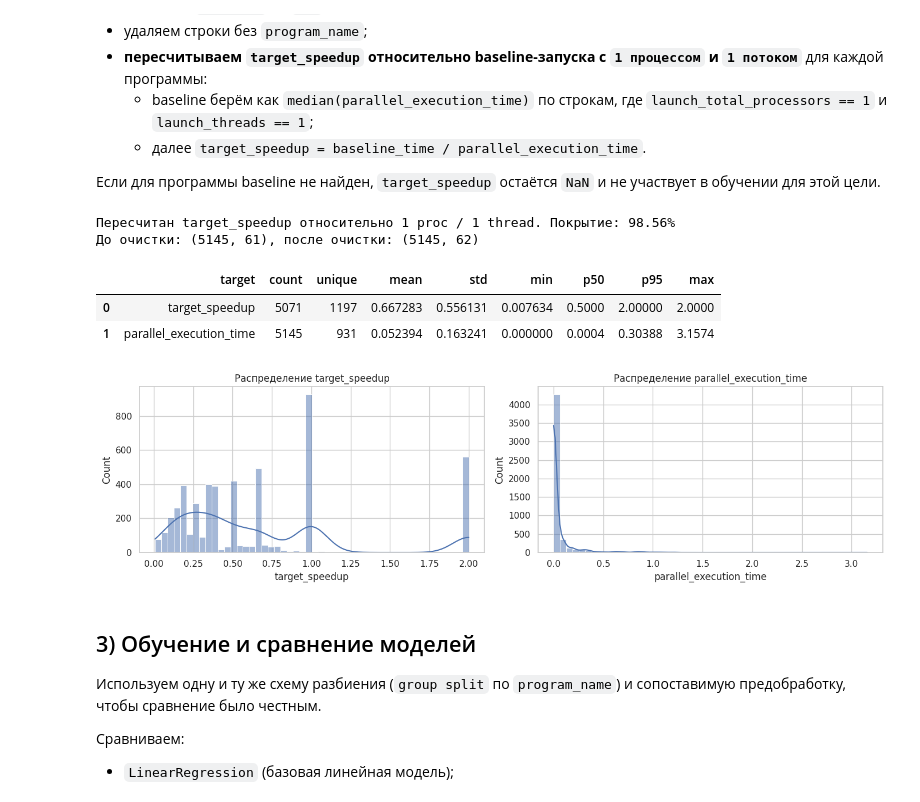
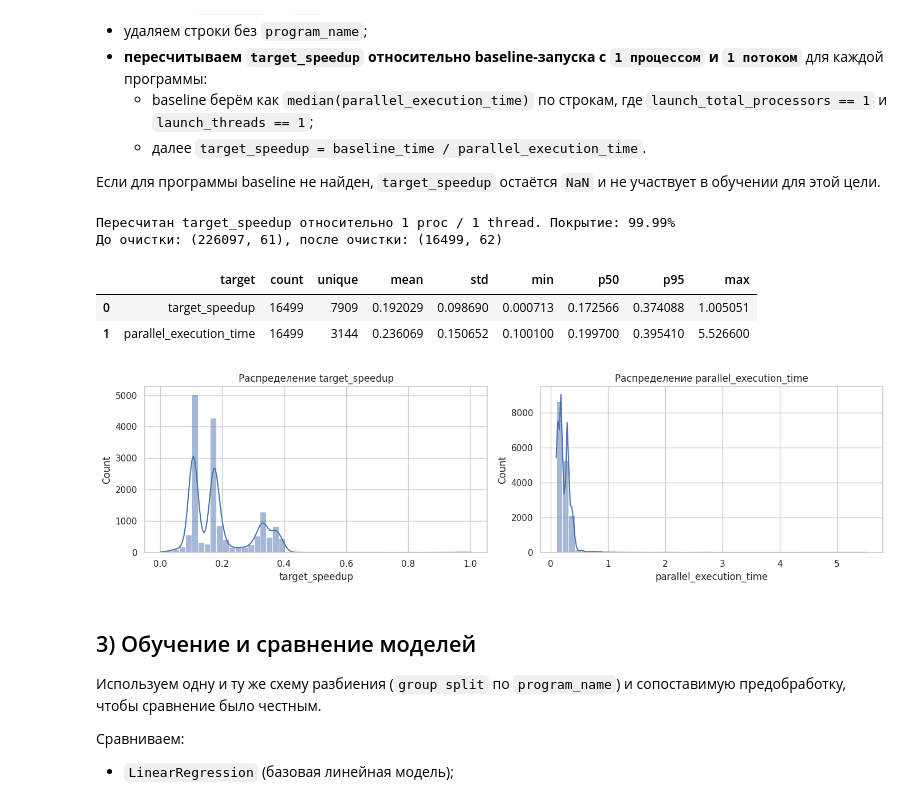
Before and after one commit to blinlol/dvm-crystal, a Jupyter notebook: models.ipynb, the cells around one changed output. Drawn from its saved outputs; the diff is of its cells as text; code cells hidden in the pictures.

```diff
--- a/models.ipynb
+++ b/models.ipynb
@@ -191,6 +191,7 @@ def build_preprocessor(X: pd.DataFrame) -> ColumnTransformer:
     ])
     categorical_pipe = Pipeline([
         ("imputer", SimpleImputer(strategy="most_frequent")),
+        ("stringify", FunctionTransformer(lambda x: x.astype(str))),
         ("onehot", OneHotEncoder(handle_unknown="ignore")),
     ])
 
@@ -209,6 +210,7 @@ def build_tree_preprocessor(X: pd.DataFrame) -> ColumnTransformer:
     ])
     categorical_pipe = Pipeline([
         ("imputer", SimpleImputer(strategy="most_frequent")),
+        ("stringify", FunctionTransformer(lambda x: x.astype(str))),
         ("onehot", OneHotEncoder(handle_unknown="ignore", sparse_output=False)),
     ])
 
@@ -333,42 +335,46 @@ def run_experiment_for_target(
 
     return results, fitted_models, split_info
 
+def filter_fast_programs(df: pd.DataFrame) -> pd.DataFrame:
+    df = df.copy()
+    return df.loc[df["parallel_execution_time"] > 0.1]
 
 df_clean = clean_dataframe(df_raw)
 df_clean = recompute_target_speedup(df_clean)
+df_clean = filter_fast_programs(df_clean)
 print(f"До очистки: {df_raw.shape}, после очистки: {df_clean.shape}")
 
 target_summary = []
 for target in TARGETS:
     series = df_clean[target].dropna()
     target_summary.append({
         "target": target,
         "count": int(series.shape[0]),
         "unique": int(series.nunique()),
         "mean": float(series.mean()) if len(series) else np.nan,
         "std": float(series.std()) if len(series) else np.nan,
         "min": float(series.min()) if len(series) else np.nan,
         "p50": float(series.quantile(0.5)) if len(series) else np.nan,
         "p95": float(series.quantile(0.95)) if len(series) else np.nan,
         "max": float(series.max()) if len(series) else np.nan,
     })
 
 display(pd.DataFrame(target_summary))
 
 fig, axes = plt.subplots(1, 2, figsize=(14, 4))
 for ax, target in zip(axes, TARGETS):
     if target in df_clean.columns:
         sns.histplot(df_clean[target].dropna(), bins=50, ax=ax, kde=True)
         ax.set_title(f"Распределение {target}")
 plt.tight_layout()
 plt.show()
 # %% [output]
-Пересчитан target_speedup относительно 1 proc / 1 thread. Покрытие: 98.56%
-До очистки: (5145, 61), после очистки: (5145, 62)
+Пересчитан target_speedup относительно 1 proc / 1 thread. Покрытие: 99.99%
+До очистки: (226097, 61), после очистки: (16499, 62)
 |  | target | count | unique | mean | std | min | p50 | p95 | max |
-| 0 | target_speedup | 5071 | 1197 | 0.667283 | 0.556131 | 0.007634 | 0.5000 | 2.00000 | 2.0000 |
-| 1 | parallel_execution_time | 5145 | 931 | 0.052394 | 0.163241 | 0.000000 | 0.0004 | 0.30388 | 3.1574 |
+| 0 | target_speedup | 16499 | 7909 | 0.192029 | 0.098690 | 0.000713 | 0.172566 | 0.374088 | 1.005051 |
+| 1 | parallel_execution_time | 16499 | 3144 | 0.236069 | 0.150652 | 0.100100 | 0.199700 | 0.395410 | 5.526600 |
-[figure, old version]
+[figure, new version]
 # %% [markdown]
 ## 3) Обучение и сравнение моделей
 
```
Also changed, not shown: parts of 6 cells of this notebook, 1 other file.
